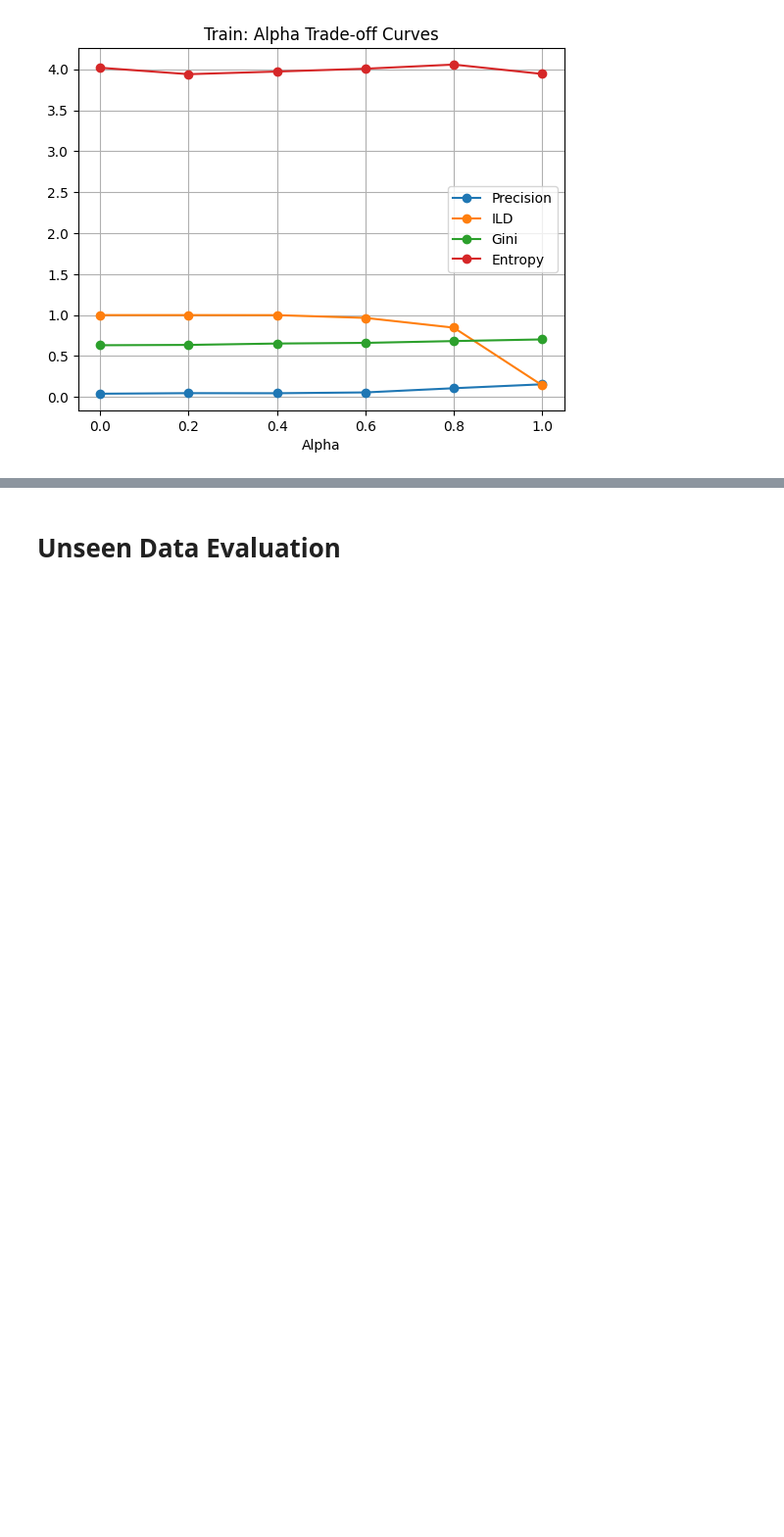
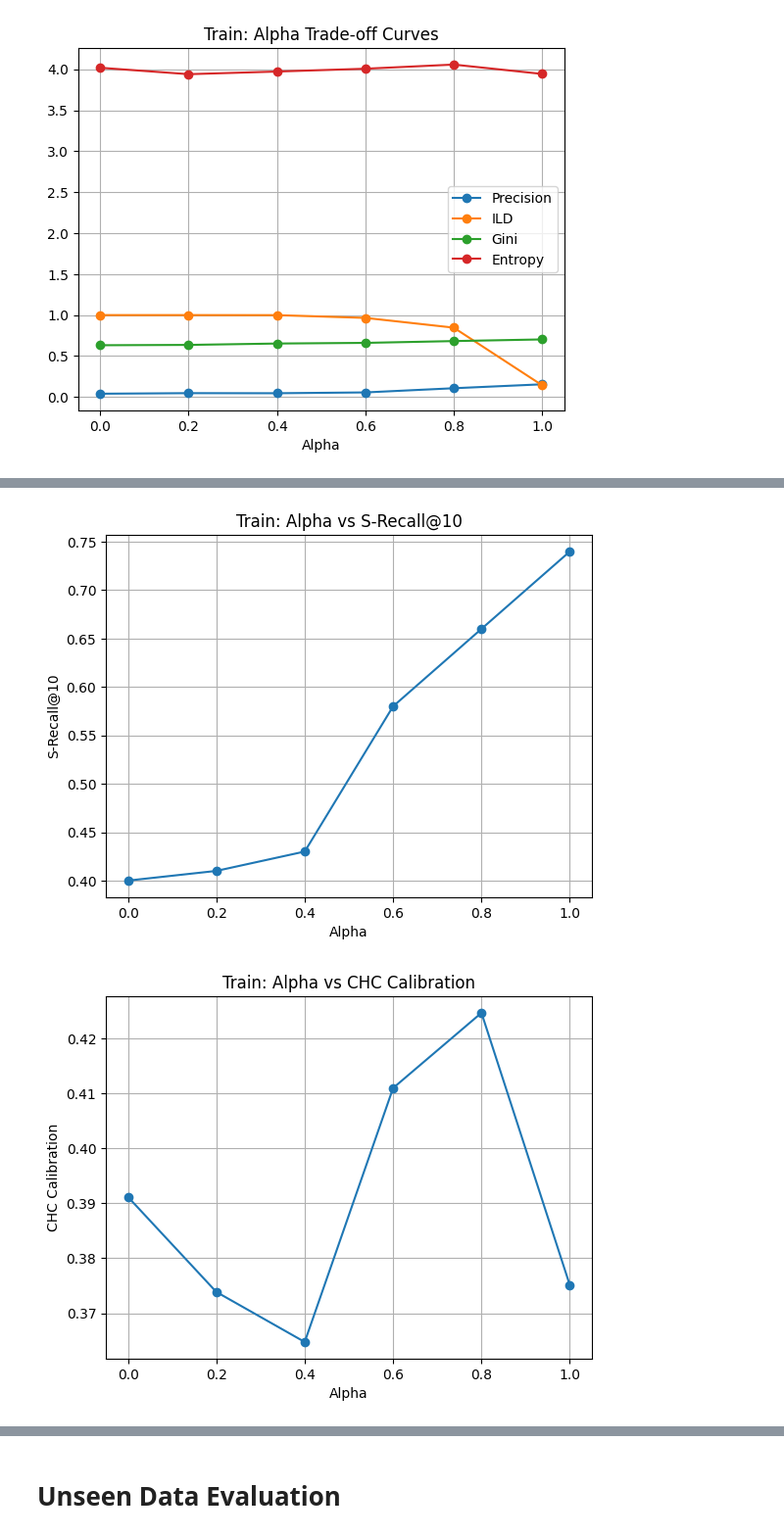
Before and after one commit to neeyatlotlikar/me_fy_project, a Jupyter notebook: ADF_ReRanking_MIND.ipynb, the cells around one changed output, grey strips where cells are left out. Shown at 98% size. Cells and saved outputs as stored; diff of their text form; code cells hidden in the pictures; blank space fills up the shorter version.

```diff
--- a/ADF_ReRanking_MIND.ipynb
+++ b/ADF_ReRanking_MIND.ipynb
@@ -1382,0 +1359,10 @@ ADF: 3.97401269217002
+# %%
+def s_recall_at_k(recommended_items, ground_truth, k=10):
+
+    recommended_k = recommended_items[:k]
+
+    for item in recommended_k:
+        if item in ground_truth:
+            return 1  # success
+
+    return 0  # failure
@@ -1382,0 +1452,2 @@ ADF: 3.97401269217002
+# %%
+news_category_map = news_df.set_index('news_id')['category'].to_dict()
@@ -1382,0 +1661,4 @@ ADF: 3.97401269217002
+# %%
+news_hierarchy_map = news_df[['news_id', 'category', 'subcategory']] \
+    .set_index('news_id') \
+    .to_dict(orient='index')
@@ -1488,0 +2111,32 @@ plt.show()
+# %%
+import matplotlib.pyplot as plt
+
+# S-Recall
+plt.figure()
+plt.plot(alphas, s_recall_scores_train, marker='o')
+plt.title("Train: Alpha vs S-Recall@10")
+plt.xlabel("Alpha")
+plt.ylabel("S-Recall@10")
+plt.grid()
+plt.show()
+
+# CHC Calibration
+plt.figure()
+plt.plot(alphas, chc_scores_train, marker='o')
+plt.title("Train: Alpha vs CHC Calibration")
+plt.xlabel("Alpha")
+plt.ylabel("CHC Calibration")
+plt.grid()
+plt.show()
+
+# HCH Calibration
+plt.figure()
+plt.plot(alphas, hch_scores_train, marker='o')
+plt.title("Train: Alpha vs HCH Calibration")
+plt.xlabel("Alpha")
+plt.ylabel("HCH Calibration")
+plt.grid()
+plt.show()
+# %% [output]
+[figure, added]
+[figure, added]
```
Also changed, not shown: parts of 42 cells of this notebook.
